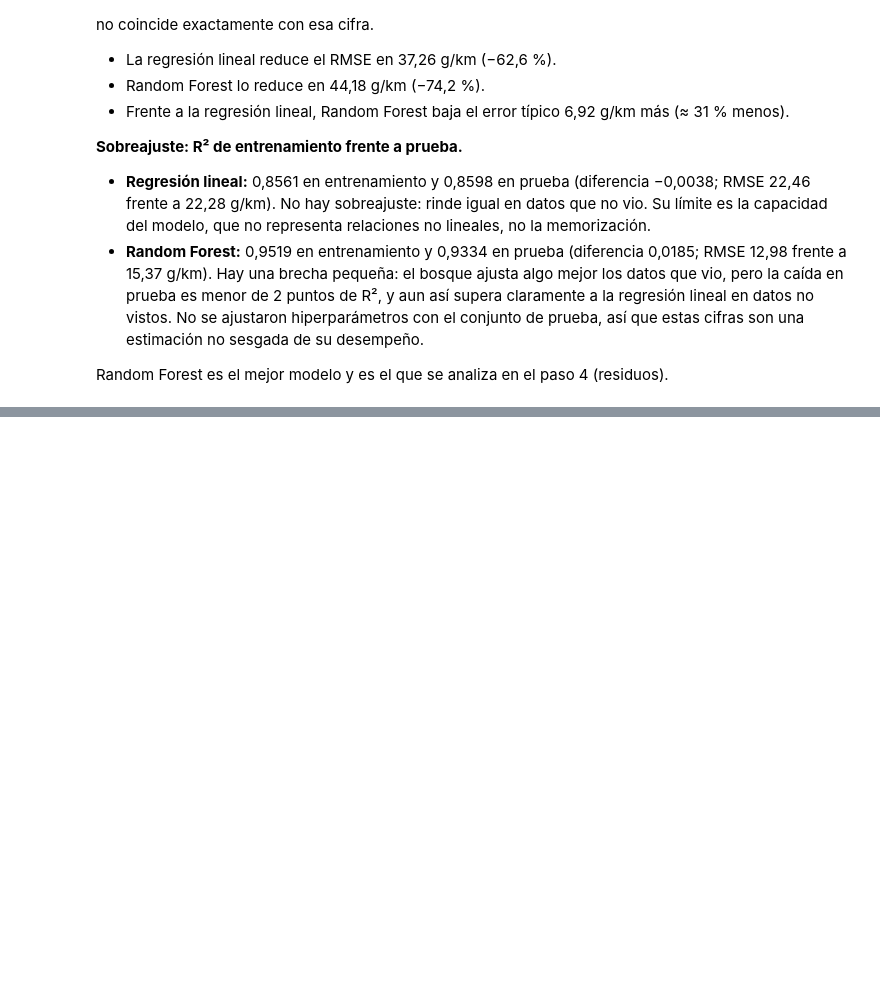
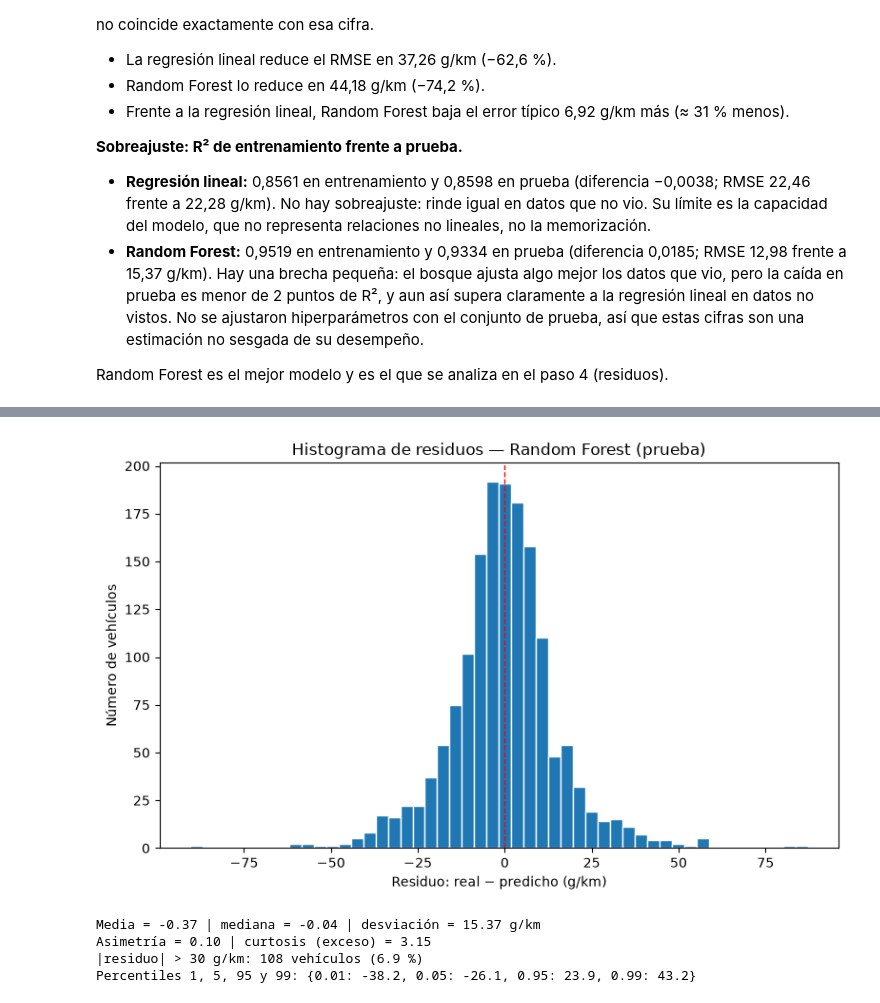
Before and after one commit to mikecrv2019-bit/MAESTRIA-IA, a Jupyter notebook: MAI540_Modulo 4_Tarea 4.2_Herramienta de Regresión Auditada/Herramienta_Regresion_CO2.ipynb, the cells around one changed output, grey strips where cells are left out. Cells and saved outputs as stored; diff of their text form; code cells hidden in the pictures; blank space fills up the shorter version.

```diff
--- a/MAI540_Modulo 4_Tarea 4.2_Herramienta de Regresión Auditada/Herramienta_Regresion_CO2.ipynb
+++ b/MAI540_Modulo 4_Tarea 4.2_Herramienta de Regresión Auditada/Herramienta_Regresion_CO2.ipynb
@@ -285,0 +316,21 @@ Random Forest es el mejor modelo y es el que se analiza en el paso 4 (residuos).
+# %%
+fig, ax = plt.subplots(figsize=(8, 5))
+ax.hist(res, bins=50, edgecolor="white")
+ax.axvline(0, color="red", linestyle="--", linewidth=1)
+ax.set_xlabel("Residuo: real − predicho (g/km)")
+ax.set_ylabel("Número de vehículos")
+ax.set_title("Histograma de residuos — Random Forest (prueba)")
+fig.tight_layout()
+fig.savefig("figuras/histograma_residuos.png", dpi=150)
+plt.show()
+
+print(f"Media = {res.mean():.2f} | mediana = {res.median():.2f} | desviación = {res.std():.2f} g/km")
+print(f"Asimetría = {res.skew():.2f} | curtosis (exceso) = {res.kurt():.2f}")
+print(f"|residuo| > 30 g/km: {(res.abs() > 30).sum()} vehículos ({100 * (res.abs() > 30).mean():.1f} %)")
+print("Percentiles 1, 5, 95 y 99:", res.quantile([.01, .05, .95, .99]).round(1).to_dict())
+# %% [output]
+[figure, added]
+Media = -0.37 | mediana = -0.04 | desviación = 15.37 g/km
+Asimetría = 0.10 | curtosis (exceso) = 3.15
+|residuo| > 30 g/km: 108 vehículos (6.9 %)
+Percentiles 1, 5, 95 y 99: {0.01: -38.2, 0.05: -26.1, 0.95: 23.9, 0.99: 43.2}
```
Also changed, not shown: parts of 11 cells of this notebook, 2 other files.
